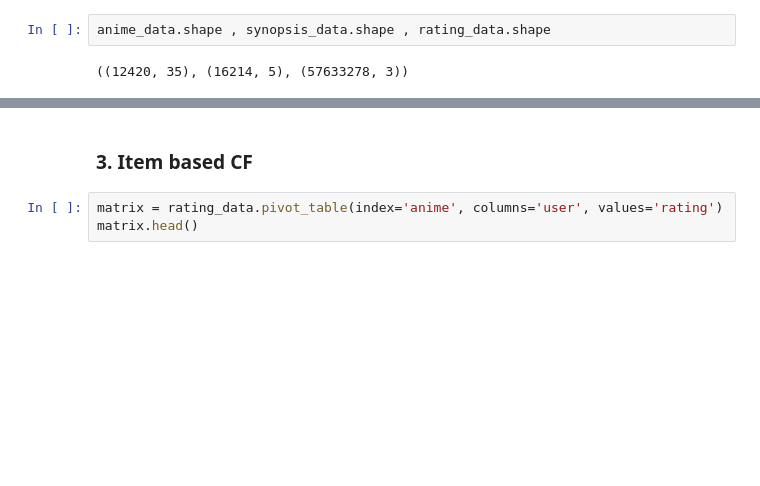
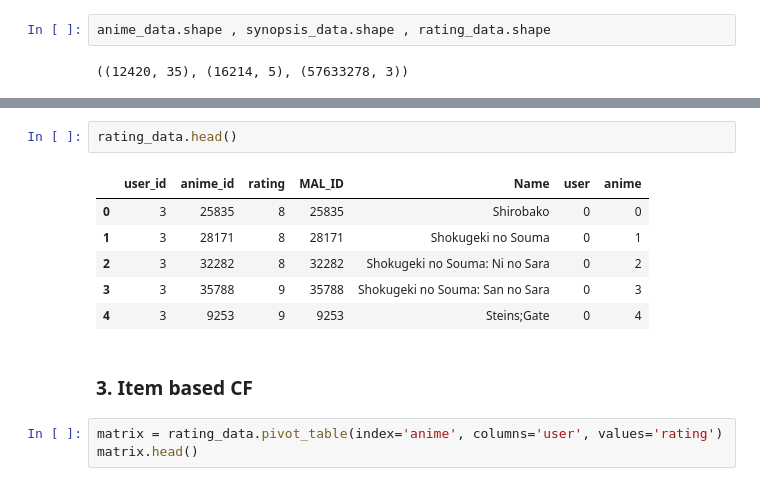
Before and after one commit to Yilun-Fu/Recommendation-Systems-for-an-Anime-Dataset, a Jupyter notebook: item based CF.ipynb, the cells around one changed output, grey strips where cells are left out. Saved outputs shown, nothing was run; the diff lists cells and outputs as text; blank space fills up the shorter version.

```diff
--- a/item based CF.ipynb
+++ b/item based CF.ipynb
@@ -65,3 +89,12 @@ rating_data.head()
+# %%
+rating_data.head()
+# %% [output]
+|  | user_id | anime_id | rating | MAL_ID | Name | user | anime |
+| 0 | 3 | 25835 | 8 | 25835 | Shirobako | 0 | 0 |
+| 1 | 3 | 28171 | 8 | 28171 | Shokugeki no Souma | 0 | 1 |
+| 2 | 3 | 32282 | 8 | 32282 | Shokugeki no Souma: Ni no Sara | 0 | 2 |
+| 3 | 3 | 35788 | 9 | 35788 | Shokugeki no Souma: San no Sara | 0 | 3 |
+| 4 | 3 | 9253 | 9 | 9253 | Steins;Gate | 0 | 4 |
 # %% [markdown]
 ### 3. Item based CF
 # %%
```
Also changed, not shown: parts of 14 cells of this notebook.
